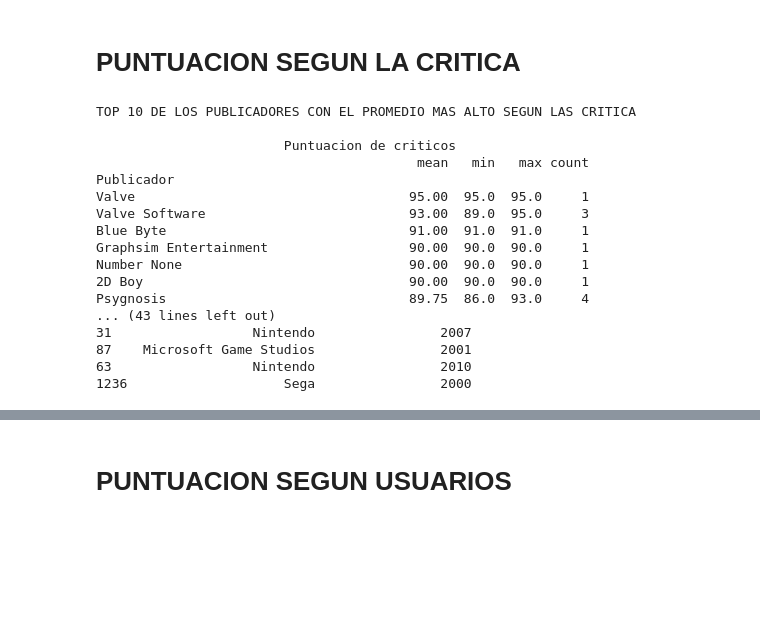
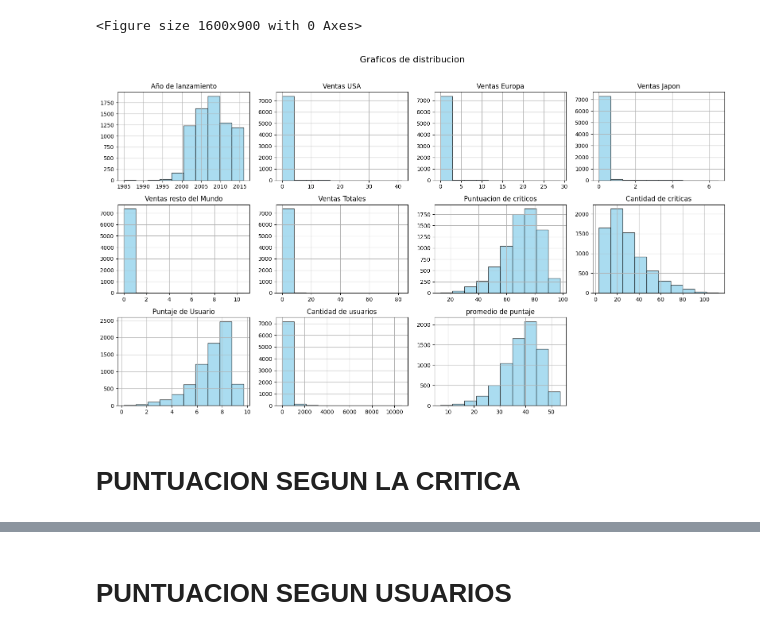
Before and after one commit to ddopazo92/Introduccion_datascience_diego_dopazo, a Jupyter notebook: Primer entrega.ipynb, the cells around one changed output, grey strips where cells are left out. Drawn from its saved outputs; the diff is of its cells as text; code cells hidden in the pictures; blank space fills up the shorter version.

```diff
--- a/Primer entrega.ipynb
+++ b/Primer entrega.ipynb
@@ -36,0 +99,15 @@ df['promedio de puntaje']= (df['Puntuacion de criticos'] + df['Puntaje de Usuari
+# %%
+df_imputed = df.copy()
+# %%
+imputer_simple = SimpleImputer(strategy='median')
+df_imputed[columna_simple_imputer] = imputer_simple.fit_transform(df_imputed[columna_simple_imputer])
+# %%
+imputer_knn = KNNImputer(n_neighbors=5)
+df_imputed[columna_knn_imputer] = imputer_knn.fit_transform(df_imputed[columna_knn_imputer])
+# %%
+imputer_iterative = IterativeImputer(
+    estimator=BayesianRidge(max_iter=500), max_iter = 20,
+    random_state=42,
+    initial_strategy='median'
+)
+df_imputed[columna_iterative_imputer] = imputer_iterative.fit_transform(df_imputed[columna_iterative_imputer])
@@ -37,3 +126,8 @@ df['promedio de puntaje']= (df['Puntuacion de criticos'] + df['Puntaje de Usuari
+# %%
+generar_hist(df_imputed)
+# %% [output]
+<Figure size 1600x900 with 0 Axes>
+[figure, added]
 # %% [markdown]
 # PUNTUACION SEGUN LA CRITICA
 # %%
@@ -42,32 +136,14 @@ df['promedio de puntaje']= (df['Puntuacion de criticos'] + df['Puntaje de Usuari
 #PUBLICADOR con los juegos con mayor, menor y el promedio de puntos segun la critica en orden descendente
 pje_cri_publicador = df.loc[(df['Puntuacion de criticos'] > 0) & (df['Publicador'])].groupby('Publicador').agg({'Puntuacion de criticos':['mean','min','max','count']})
 pje_cri_publicador = pje_cri_publicador.sort_values(by=('Puntuacion de criticos','mean'), ascending=False)
-print(f"\n\n{'TOP 10 DE LOS PUBLICADORES CON EL PROMEDIO MAS ALTO SEGUN LAS CRITICA'}\n\n",pje_cri_publicador.head(10))
+##print(f"\n\n{'TOP 10 DE LOS PUBLICADORES CON EL PROMEDIO MAS ALTO SEGUN LAS CRITICA'}\n\n",pje_cri_publicador.head(10))
 
 #DESARROLLADOR con los juegos con mayor, menor y el promedio de puntos segun la critica en orden descendente
 pje_cri_desarrollador = df.loc[(df['Puntuacion de criticos'] > 0) & (df['Desarrollador'])].groupby('Desarrollador').agg({'Puntuacion de criticos':['mean','min','max','count']})
 pje_cri_desarrollador = pje_cri_desarrollador.sort_values(by=('Puntuacion de criticos','mean'), ascending=False)
-print(f"\n\n{'TOP 10 DE LOS DESARROLLADORES CON EL PROMEDIO MAS ALTO SEGUN LAS CRITICA'}\n\n",pje_cri_desarrollador.head(10))
+##print(f"\n\n{'TOP 10 DE LOS DESARROLLADORES CON EL PROMEDIO MAS ALTO SEGUN LAS CRITICA'}\n\n",pje_cri_desarrollador.head(10))
 
 ##JUEGOS con mayor puntuacion segun la critica
 pje_cri_juegos = df[['Puntuacion de criticos','Juego','Publicador','Año de lanzamiento']]
 pje_cri_juegos_desc = pje_cri_juegos.sort_values(by='Puntuacion de criticos', ascending=False)
-print(f"\n\n{'TOP 10 DE LOS JUEGOS CON EL PROMEDIO MAS ALTO SEGUN LAS CRITICA'}\n\n",pje_cri_juegos_desc.head(10))
+##print(f"\n\n{'TOP 10 DE LOS JUEGOS CON EL PROMEDIO MAS ALTO SEGUN LAS CRITICA'}\n\n",pje_cri_juegos_desc.head(10))##
-# %% [output]
-TOP 10 DE LOS PUBLICADORES CON EL PROMEDIO MAS ALTO SEGUN LAS CRITICA
-
-                        Puntuacion de criticos
-                                         mean   min   max count
-Publicador
-Valve                                   95.00  95.0  95.0     1
-Valve Software                          93.00  89.0  95.0     3
-Blue Byte                               91.00  91.0  91.0     1
-Graphsim Entertainment                  90.00  90.0  90.0     1
-Number None                             90.00  90.0  90.0     1
-2D Boy                                  90.00  90.0  90.0     1
-Psygnosis                               89.75  86.0  93.0     4
-... (43 lines left out)
-31                  Nintendo                2007
-87    Microsoft Game Studios                2001
-63                  Nintendo                2010
-1236                    Sega                2000
```
Also changed, not shown: parts of 22 cells of this notebook.
